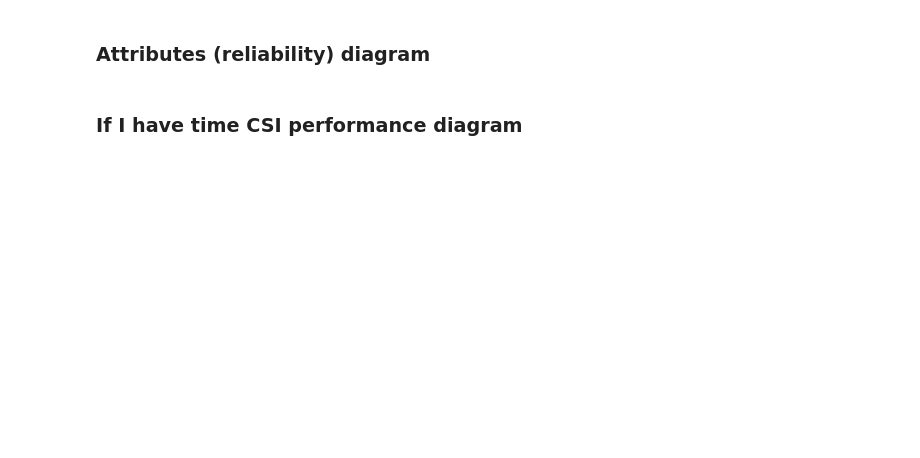
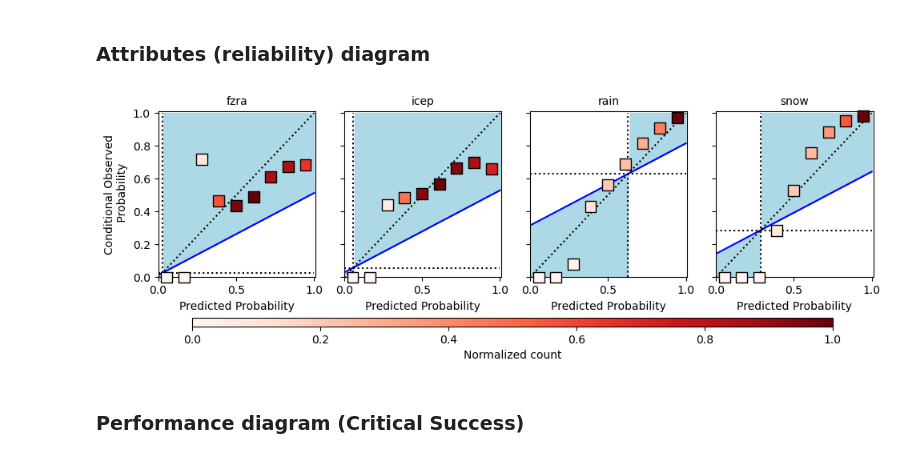
Before and after one commit to NCAR/ML_workshop2023, a Jupyter notebook: tutorials/Day1_Lesson3_Evaluation_Supervised.ipynb, the cells around one changed output. Saved outputs shown, nothing was run; the diff lists cells and outputs as text; code cells hidden in the pictures; blank space fills up the shorter version.

```diff
--- a/tutorials/Day1_Lesson3_Evaluation_Supervised.ipynb
+++ b/tutorials/Day1_Lesson3_Evaluation_Supervised.ipynb
@@ -184,0 +316,25 @@ plt.show()
+# %%
+def brier_multi(targets, probs, num_classes=4, skill_score=True, row_wise=False):
+    # Create one-hots of the target to deal with multi-class problems
+    one_hot = np.zeros((targets.shape[0], num_classes))
+    one_hot[np.arange(targets.shape[0]), targets] = 1
+    # Compute MSE with one-hots and probabilities
+    squared_errors = (probs - one_hot) ** 2
+
+    if row_wise:
+        # Calculate Brier Score row-wise
+        res = np.mean(squared_errors, axis=1)
+    else:
+        # Calculate the bulk Brier Score
+        res = np.mean(squared_errors)
+
+    if skill_score:
+        if row_wise:
+            # Calculate row-wise Brier Skill Score
+            tot = np.mean((one_hot - np.mean(one_hot, axis=0)) ** 2, axis=1)
+        else:
+            # Calculate the bulk Brier Skill Score
+            tot = np.mean((one_hot - np.mean(one_hot, axis=0)) ** 2)
+        return 1 - res / np.maximum(tot, 1.0e-7)
+    else:
+        return res
@@ -185,3 +361,6 @@ plt.show()
+# %%
+test_data["brier_score"] = brier_multi(test_data["true_label"], pred_probs, skill_score = False, row_wise = True)
+test_data["brier_skill_score"] = brier_multi(test_data["true_label"], pred_probs, skill_score = True, row_wise = True)
 # %% [markdown]
 ### The Recieving Operator Curve (ROC) / area under the ROC (AUC)
 # %%
@@ -221,2 +525,10 @@ plot_roc_auc(y_test_hot,
+# %%
+classifier_attribution(
+    test_data["true_label"],
+    pred_probs,
+    legend_cols = label_encoder.inverse_transform([0,1,2,3])
+)
+# %% [output]
+[figure, added]
 # %% [markdown]
-### If I have time CSI performance diagram
+### Performance diagram (Critical Success)
```
Also changed, not shown: parts of 59 cells of this notebook.
